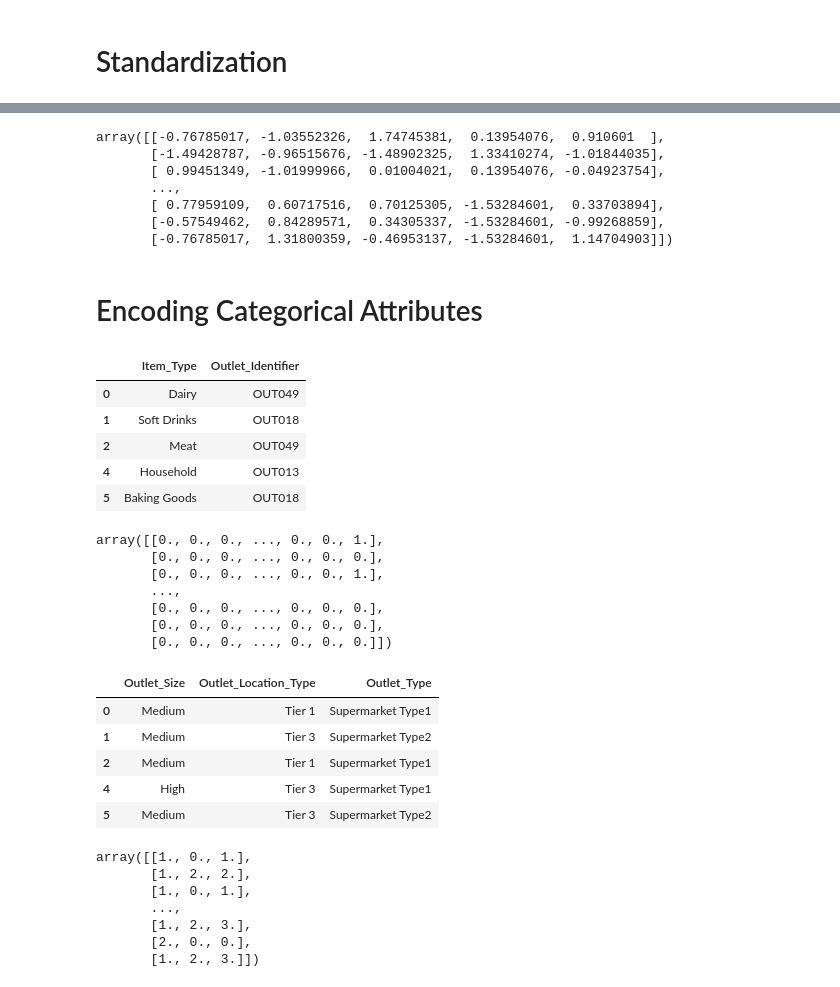
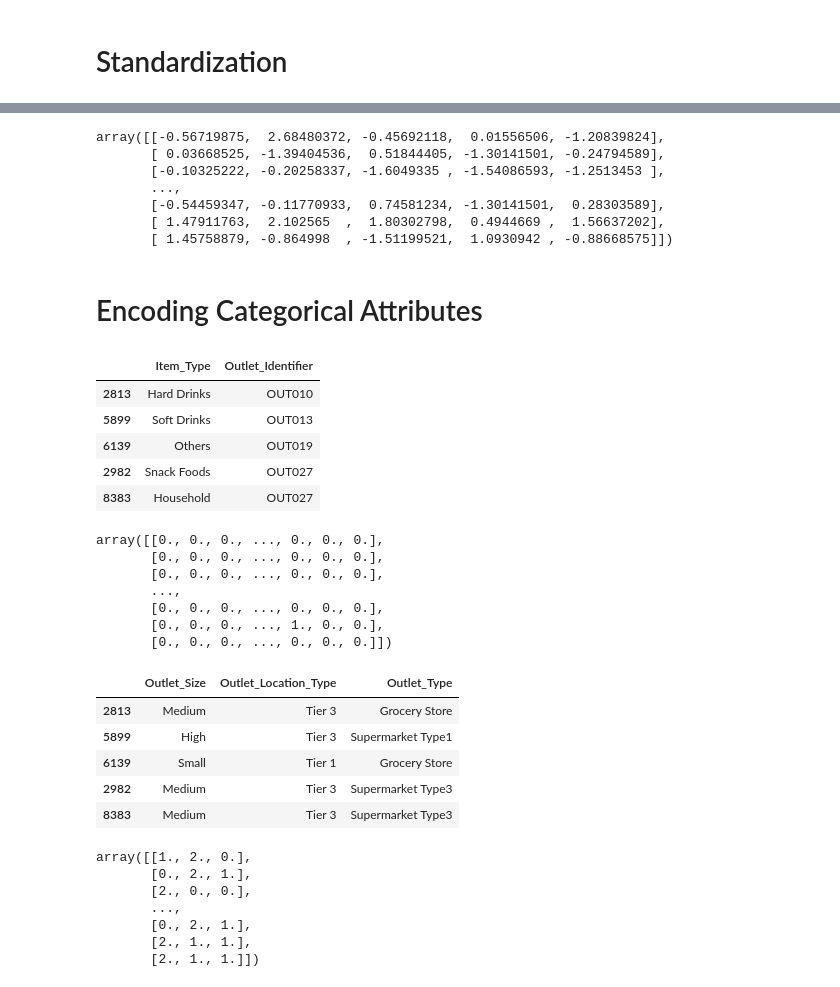
Before and after one commit to Gourav052003/Data-Driven-Sales-Forecasting-for-Big-Mart-Retail-Outlets, a Jupyter notebook: Big-Mart-Sales-Prediction.ipynb, the cells around one changed output, grey strips where cells are left out. Saved outputs shown, nothing was run; the diff lists cells and outputs as text; code cells hidden in the pictures.

```diff
--- a/Big-Mart-Sales-Prediction.ipynb
+++ b/Big-Mart-Sales-Prediction.ipynb
@@ -596,3 +596,6 @@ object_attributes.head()
 | 2 | Meat | OUT049 | Medium | Tier 1 | Supermarket Type1 |
 | 4 | Household | OUT013 | High | Tier 3 | Supermarket Type1 |
 | 5 | Baking Goods | OUT018 | Medium | Tier 3 | Supermarket Type2 |
+# %%
+modified_sales_df = pd.concat([object_attributes,numerical_attributes],axis = 1)
+modified_sales_df.head()
@@ -598,0 +613,2 @@ object_attributes.head()
+# %%
+train,validation = train_test_split(modified_sales_df)
@@ -600,0 +635,3 @@ object_attributes.head()
+# %%
+object_train = train.select_dtypes(include='object')
+object_train.head()
@@ -602,64 +646,64 @@ object_attributes.head()
 from sklearn.preprocessing import StandardScaler
 # %%
 standardizer = StandardScaler()
-standardized_numerical_attributes = standardizer.fit_transform(numerical_attributes)
-standardized_numerical_attributes
+standardized_numerical_train = standardizer.fit_transform(numerical_train)
+standardized_numerical_train
 # %% [output]
-array([[-0.76785017, -1.03552326,  1.74745381,  0.13954076,  0.910601  ],
-       [-1.49428787, -0.96515676, -1.48902325,  1.33410274, -1.01844035],
-       [ 0.99451349, -1.01999966,  0.01004021,  0.13954076, -0.04923754],
+array([[-0.56719875,  2.68480372, -0.45692118,  0.01556506, -1.20839824],
+       [ 0.03668525, -1.39404536,  0.51844405, -1.30141501, -0.24794589],
+       [-0.10325222, -0.20258337, -1.6049335 , -1.54086593, -1.2513453 ],
        ...,
-       [ 0.77959109,  0.60717516,  0.70125305, -1.53284601,  0.33703894],
-       [-0.57549462,  0.84289571,  0.34305337, -1.53284601, -0.99268859],
-       [-0.76785017,  1.31800359, -0.46953137, -1.53284601,  1.14704903]])
+       [-0.54459347, -0.11770933,  0.74581234, -1.30141501,  0.28303589],
+       [ 1.47911763,  2.102565  ,  1.80302798,  0.4944669 ,  1.56637202],
+       [ 1.45758879, -0.864998  , -1.51199521,  1.0930942 , -0.88668575]])
 # %% [markdown]
 # Encoding Categorical Attributes
 # %%
 from sklearn.preprocessing import OneHotEncoder
 # %%
-nominal_attributes = object_attributes.iloc[:,:2]
-nominal_attributes.head()
+nominal_train = object_train.iloc[:,:2]
+nominal_train.head()
 # %% [output]
 |  | Item_Type | Outlet_Identifier |
-| 0 | Dairy | OUT049 |
-| 1 | Soft Drinks | OUT018 |
-| 2 | Meat | OUT049 |
-| 4 | Household | OUT013 |
-| 5 | Baking Goods | OUT018 |
+| 2813 | Hard Drinks | OUT010 |
+| 5899 | Soft Drinks | OUT013 |
+| 6139 | Others | OUT019 |
+| 2982 | Snack Foods | OUT027 |
+| 8383 | Household | OUT027 |
 # %%
 ohe = OneHotEncoder(sparse = False)
-ohe_nominal_attributes = ohe.fit_transform(nominal_attributes)
-ohe_nominal_attributes
+ohe_nominal_train = ohe.fit_transform(nominal_train)
+ohe_nominal_train
 # %% [output]
-array([[0., 0., 0., ..., 0., 0., 1.],
+array([[0., 0., 0., ..., 0., 0., 0.],
        [0., 0., 0., ..., 0., 0., 0.],
-       [0., 0., 0., ..., 0., 0., 1.],
+       [0., 0., 0., ..., 0., 0., 0.],
        ...,
        [0., 0., 0., ..., 0., 0., 0.],
-       [0., 0., 0., ..., 0., 0., 0.],
+       [0., 0., 0., ..., 1., 0., 0.],
        [0., 0., 0., ..., 0., 0., 0.]])
 # %%
 from sklearn.preprocessing import OrdinalEncoder
 # %%
-ordinal_attributes = object_attributes.iloc[:,2:]
-ordinal_attributes.head()
+ordinal_train = object_train.iloc[:,2:]
+ordinal_train.head()
 # %% [output]
 |  | Outlet_Size | Outlet_Location_Type | Outlet_Type |
-| 0 | Medium | Tier 1 | Supermarket Type1 |
-| 1 | Medium | Tier 3 | Supermarket Type2 |
-| 2 | Medium | Tier 1 | Supermarket Type1 |
-| 4 | High | Tier 3 | Supermarket Type1 |
-| 5 | Medium | Tier 3 | Supermarket Type2 |
+| 2813 | Medium | Tier 3 | Grocery Store |
+| 5899 | High | Tier 3 | Supermarket Type1 |
+| 6139 | Small | Tier 1 | Grocery Store |
+| 2982 | Medium | Tier 3 | Supermarket Type3 |
+| 8383 | Medium | Tier 3 | Supermarket Type3 |
 # %%
 oe = OrdinalEncoder()
-oe_ordinal_atributes = oe.fit_transform(ordinal_attributes)
-oe_ordinal_atributes
+oe_ordinal_train = oe.fit_transform(ordinal_train)
+oe_ordinal_train
 # %% [output]
-array([[1., 0., 1.],
-       [1., 2., 2.],
-       [1., 0., 1.],
+array([[1., 2., 0.],
+       [0., 2., 1.],
+       [2., 0., 0.],
        ...,
-       [1., 2., 3.],
-       [2., 0., 0.],
-       [1., 2., 3.]])
+       [0., 2., 1.],
+       [2., 1., 1.],
+       [2., 1., 1.]])
 # %%
```
Also changed, not shown: parts of 32 cells of this notebook.
